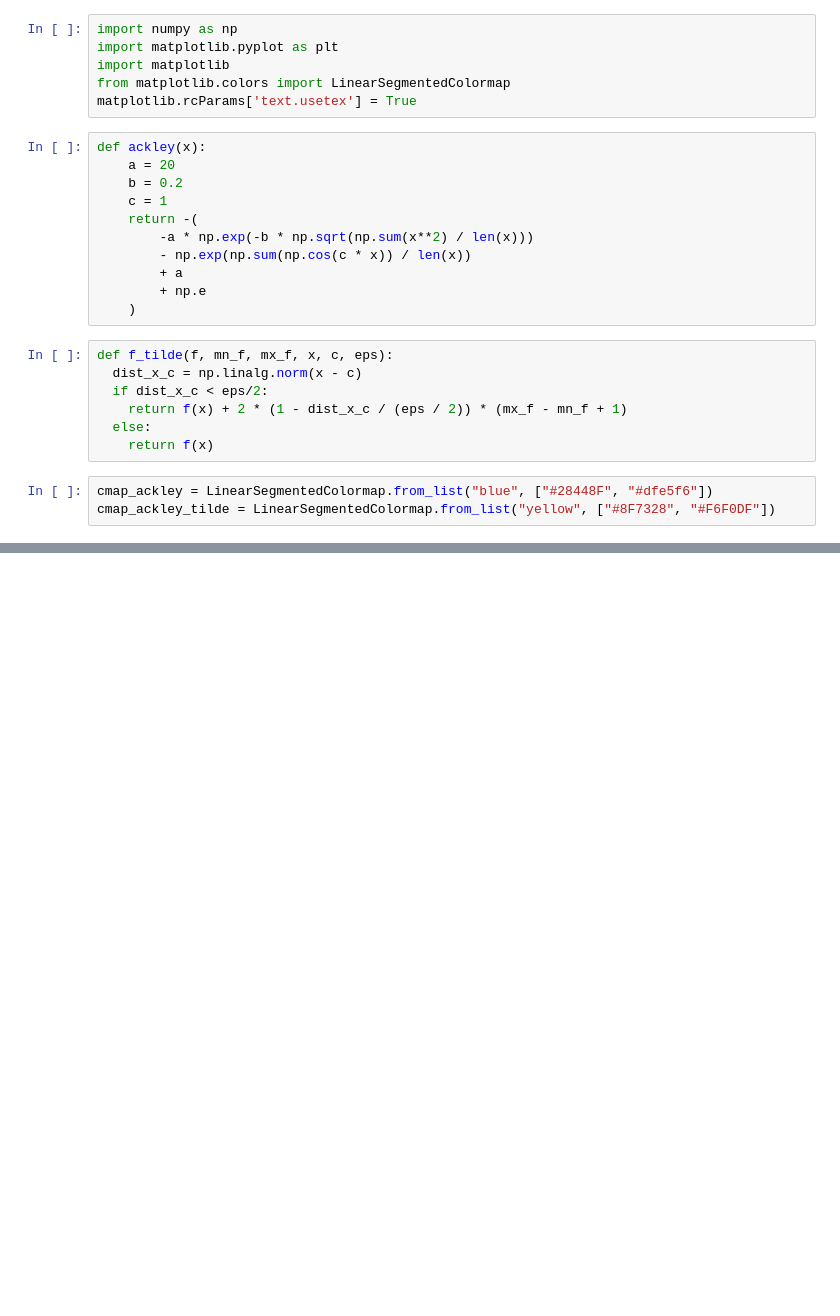
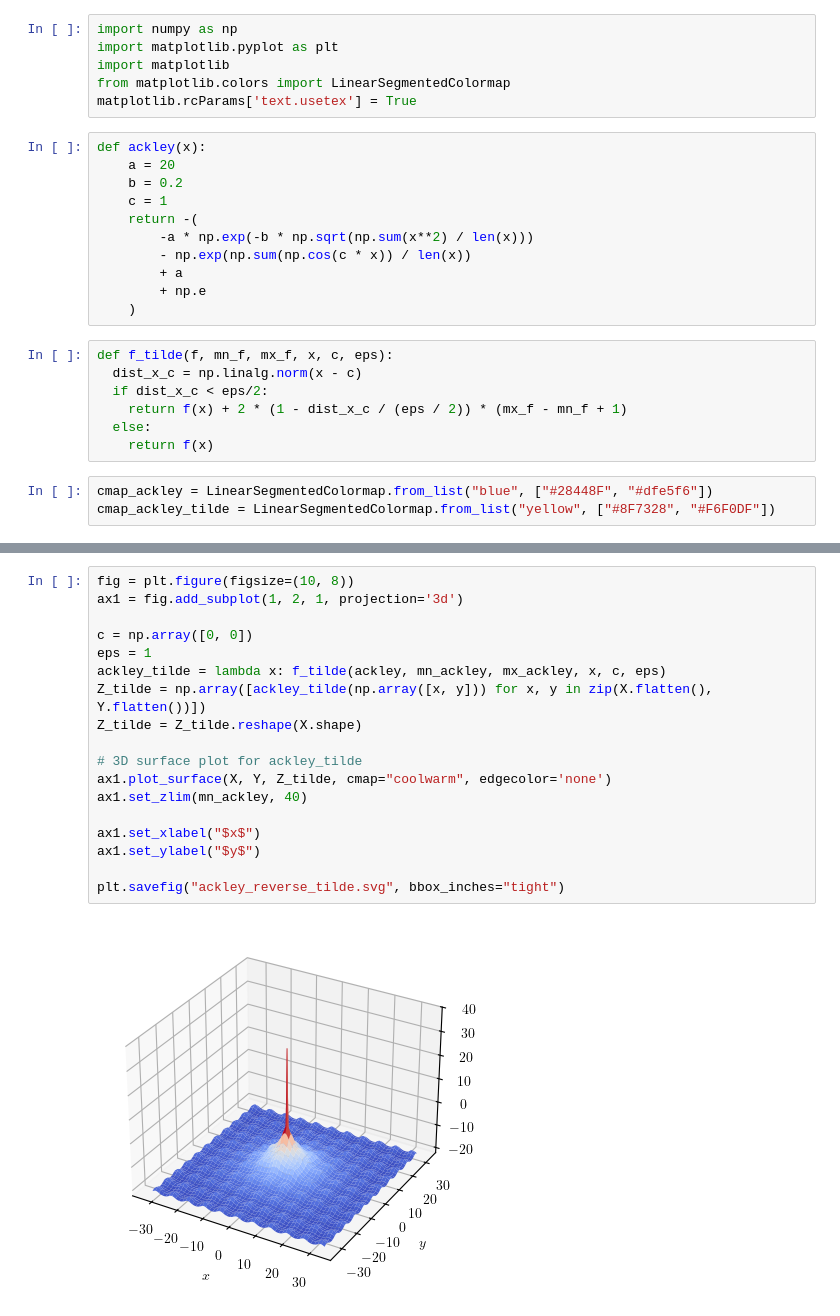
Before and after one commit to gaetanserre/LipoCons, a Jupyter notebook: verso_manual/Manual/Pages/Indistinguishable/f_tilde_expr.ipynb, the cells around one changed output, grey strips where cells are left out. Cells and saved outputs as stored; diff of their text form; blank space fills up the shorter version.

```diff
--- a/verso_manual/Manual/Pages/Indistinguishable/f_tilde_expr.ipynb
+++ b/verso_manual/Manual/Pages/Indistinguishable/f_tilde_expr.ipynb
@@ -62,0 +92,20 @@ plt.savefig("../../../static_files/ackley_tilde.png", bbox_inches="tight", dpi=8
+# %%
+fig = plt.figure(figsize=(10, 8))
+ax1 = fig.add_subplot(1, 2, 1, projection='3d')
+
+c = np.array([0, 0])
+eps = 1
+ackley_tilde = lambda x: f_tilde(ackley, mn_ackley, mx_ackley, x, c, eps)
+Z_tilde = np.array([ackley_tilde(np.array([x, y])) for x, y in zip(X.flatten(), Y.flatten())])
+Z_tilde = Z_tilde.reshape(X.shape)
+
+# 3D surface plot for ackley_tilde
+ax1.plot_surface(X, Y, Z_tilde, cmap="coolwarm", edgecolor='none')
+ax1.set_zlim(mn_ackley, 40)
+
+ax1.set_xlabel("$x$")
+ax1.set_ylabel("$y$")
+
+plt.savefig("ackley_reverse_tilde.svg", bbox_inches="tight")
+# %% [output]
+[figure, added]
```
Also changed, not shown: parts of 2 cells of this notebook, 3 other files.
